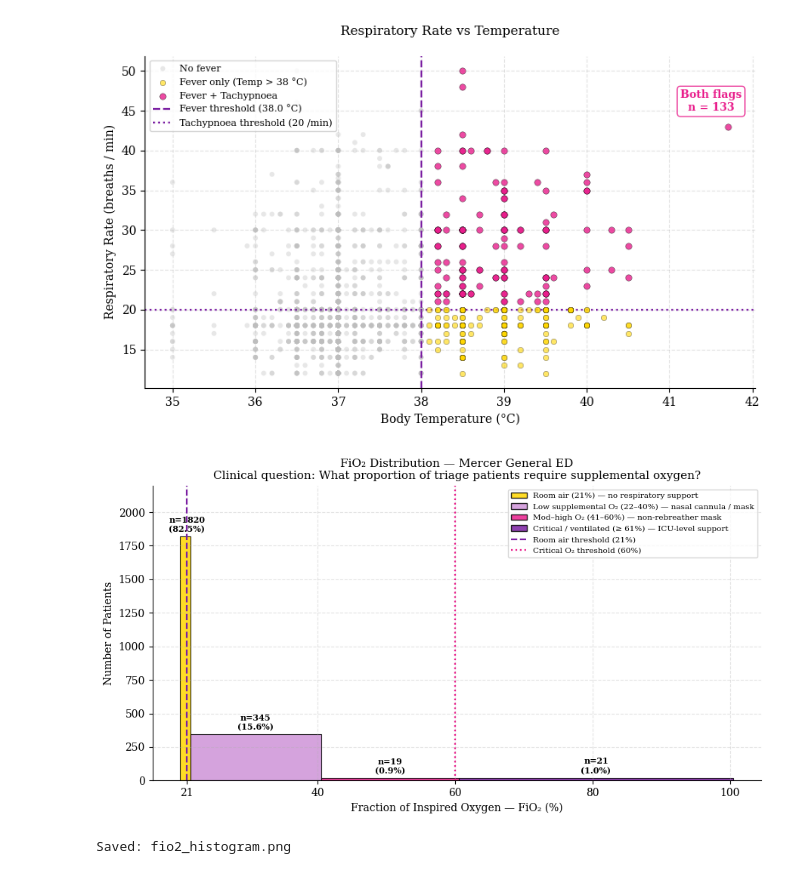
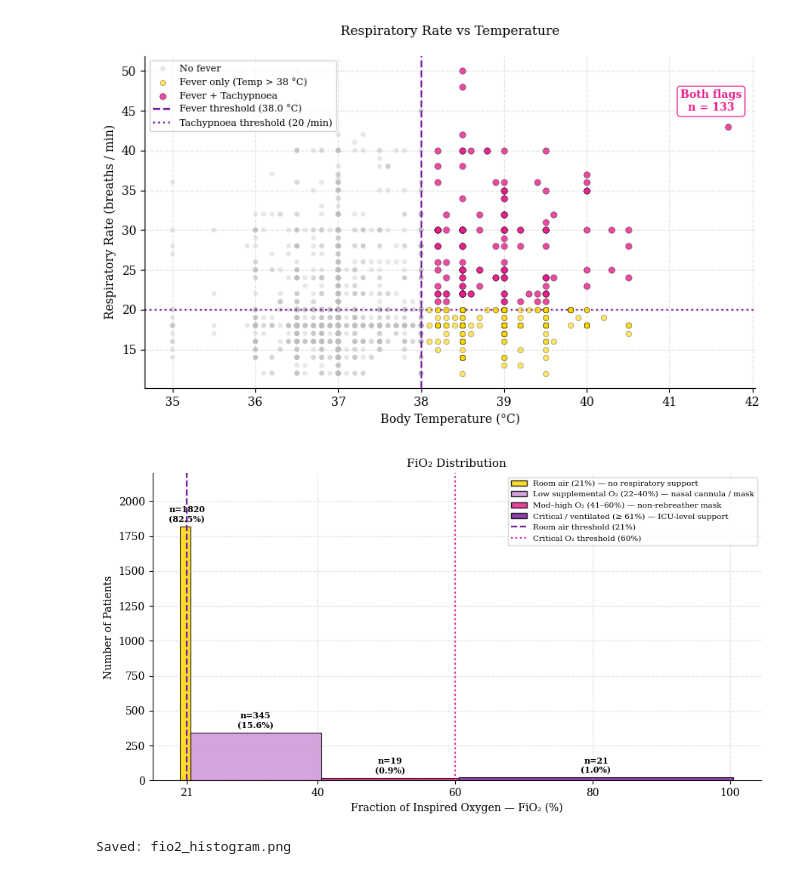
Before and after one commit to baldiea75-tech/carisurg-portfolio, a Jupyter notebook: week0_triage_eda_day3.ipynb, the cells around one changed output. Saved outputs shown, nothing was run; the diff lists cells and outputs as text; code cells hidden in the pictures.

Commit message:
Day 3 - Data Visualization

```diff
--- a/week0_triage_eda_day3.ipynb
+++ b/week0_triage_eda_day3.ipynb
@@ -657,37 +657,36 @@ for xc, cnt in zip(bar_centers, zone_counts):
 
 # Labels and title
 ax.set_title(
-    "FiO\u2082 Distribution — Mercer General ED\n"
-    "Clinical question: What proportion of triage patients require supplemental oxygen?",
+    "FiO\u2082 Distribution",
     fontsize=11,
 )
 ax.set_xlabel("Fraction of Inspired Oxygen — FiO\u2082 (%)", fontsize=10)
 ax.set_ylabel("Number of Patients", fontsize=10)
 ax.set_xticks([21, 40, 60, 80, 100])
 ax.set_ylim(0, 2200)
 
 # Legend with colour-coded clinical zones
 from matplotlib.patches import Patch
 legend_elements = [
     Patch(facecolor=YELLOW,      edgecolor="black", alpha=0.85,
           label="Room air (21%) — no respiratory support"),
     Patch(facecolor=LIGHT_PURPLE,edgecolor="black", alpha=0.85,
           label="Low supplemental O\u2082 (22–40%) — nasal cannula / mask"),
     Patch(facecolor=PINK,        edgecolor="black", alpha=0.85,
           label="Mod–high O\u2082 (41–60%) — non-rebreather mask"),
     Patch(facecolor=PURPLE,      edgecolor="black", alpha=0.85,
           label="Critical / ventilated (≥ 61%) — ICU-level support"),
     plt.Line2D([0],[0], color=PURPLE, linestyle="--", linewidth=1.6,
                label="Room air threshold (21%)"),
     plt.Line2D([0],[0], color=PINK,   linestyle=":",  linewidth=1.6,
                label="Critical O\u2082 threshold (60%)"),
 ]
 ax.legend(handles=legend_elements, fontsize=7.5, loc="upper right")
 
 plt.tight_layout()
 plt.savefig("fio2_histogram.png", dpi=100, bbox_inches="tight")
 plt.show()
 print("Saved: fio2_histogram.png")
 # %% [output]
-[figure, old version]
+[figure, new version]
 Saved: fio2_histogram.png
```
